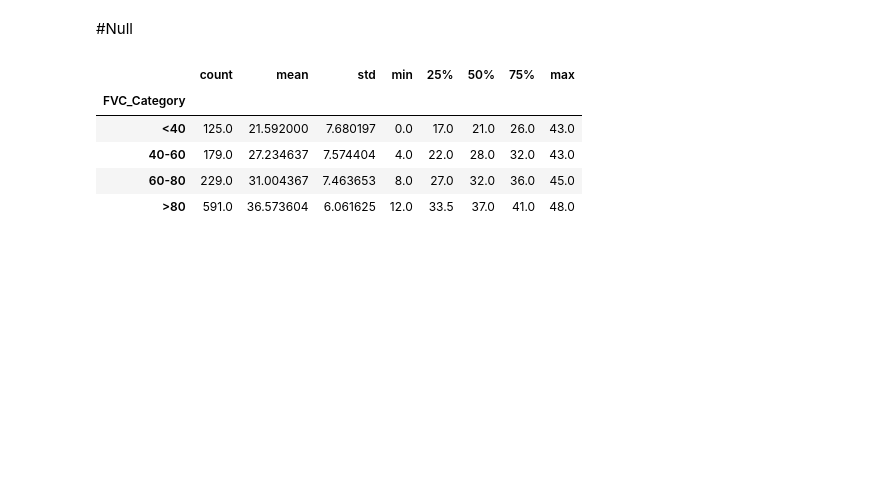
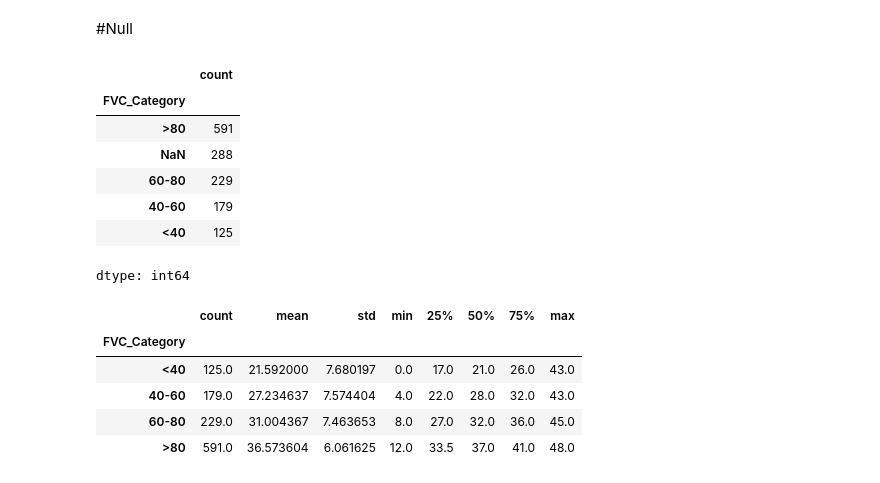
Before and after one commit to FaridRash/Advance-Statistical-Learnin--Semester-3, a Jupyter notebook: Farid/Farid_Null_Values.ipynb, the cells around one changed output. Cells and saved outputs as stored; diff of their text form; code cells hidden in the pictures; blank space fills up the shorter version.

```diff
--- a/Farid/Farid_Null_Values.ipynb
+++ b/Farid/Farid_Null_Values.ipynb
@@ -38,6 +38,23 @@ fvc_greater_than_80 = df[df['FVC'] == '>80']
 fvc_60_to_80 = df[df['FVC'] == '60-80']
 fvc_40_to_60 = df[df['FVC'] == '40-60']
 fvc_less_than_40 = df[df['FVC'] == '<40']
+# %%
+import pandas as pd
+
+# Create a new column for FVC categories in the main dataframe, excluding 'ND'
+df['FVC_Category'] = pd.Categorical(df['FVC'].replace('ND', pd.NA), categories=['<40', '40-60', '60-80', '>80'], ordered=True)
+
+# Display value counts for the new FVC_Category column
+display(df['FVC_Category'].value_counts(dropna=False))
+# %% [output]
+|  | count |
+| FVC_Category |  |
+| >80 | 591 |
+| NaN | 288 |
+| 60-80 | 229 |
+| 40-60 | 179 |
+| <40 | 125 |
+dtype: int64
 # %%
 display(df.groupby('FVC_Category')['ALSFRS_R'].describe())
 # %% [output]
```
Also changed, not shown: parts of 1 cell of this notebook.
